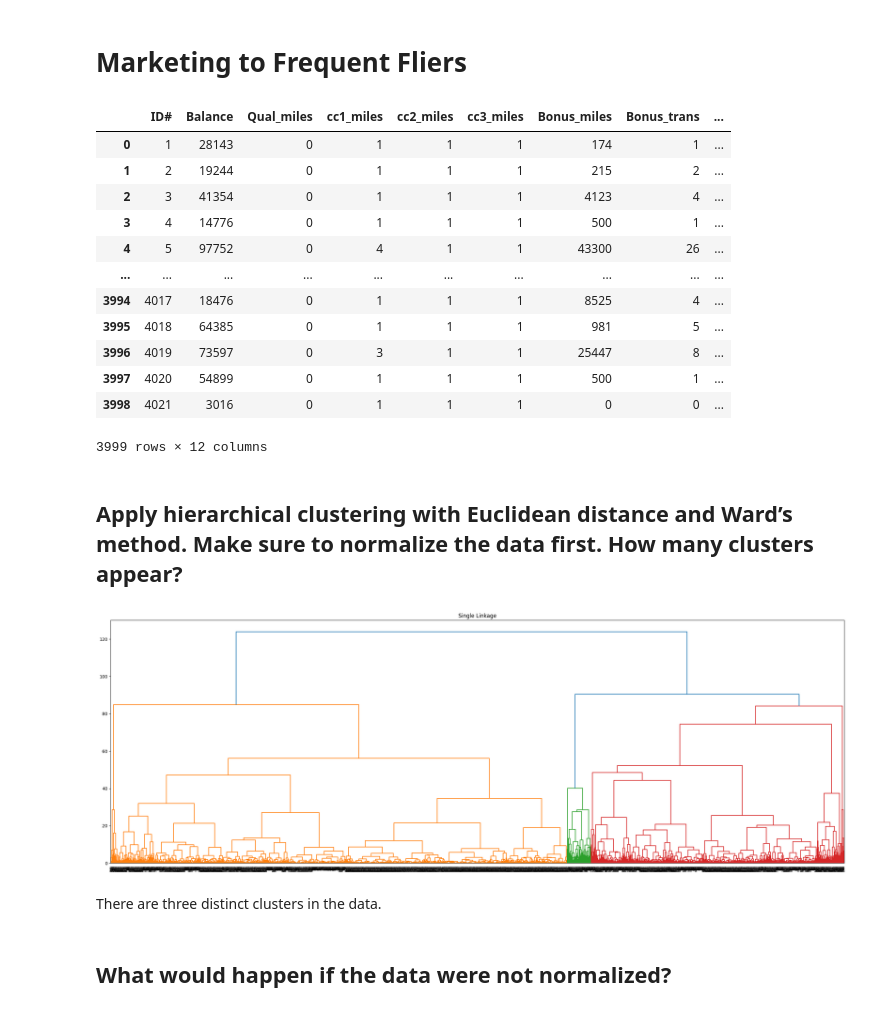
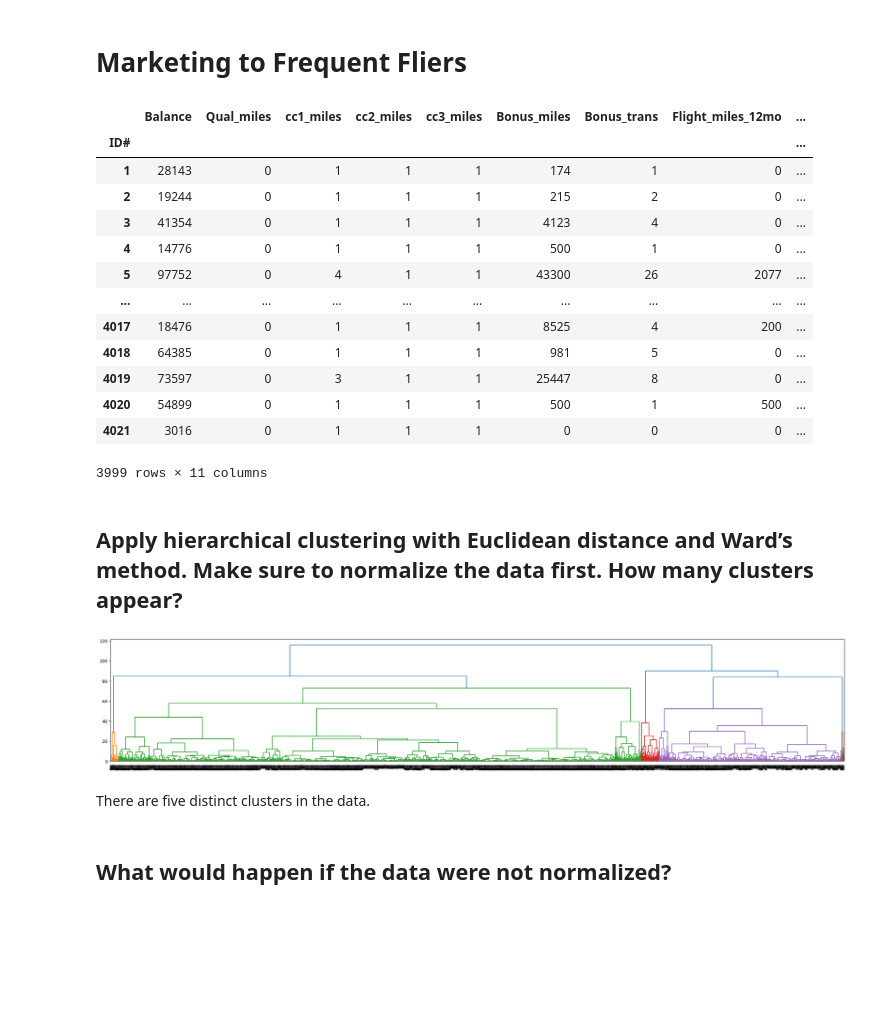
Before and after one commit to Abel-Lagonell/Data-Mining, a Jupyter notebook: Homework03_Abel_Lagonell.ipynb, the cells around one changed output. Drawn from its saved outputs; the diff is of its cells as text; code cells hidden in the pictures; blank space fills up the shorter version.

```diff
--- a/Homework03_Abel_Lagonell.ipynb
+++ b/Homework03_Abel_Lagonell.ipynb
@@ -344,0 +202,4 @@ Although the Median Recommendation is better determinant of cluster as its more
+# %%
+pi_df = dmba.load_data('Pharmaceuticals.csv')
+pi_df = pi_df.set_index(['Symbol', 'Name'])
+pi_df
@@ -355,3 +300,0 @@ from sklearn.cluster import AgglomerativeClustering
-# %%
-df = dmba.load_data('Cereals.csv')
-df
@@ -388,0 +301,5 @@ df
+# %%
+c_df = dmba.load_data('Cereals.csv')
+c_df = c_df.dropna(axis=0, how="any")
+c_df = c_df.set_index('name')
+c_df
@@ -449,33 +354,37 @@ from sklearn.cluster import AgglomerativeClustering
 # %%
-df=dmba.load_data('EastWestAirlinesCluster.csv')
-df
+air_df=dmba.load_data('EastWestAirlinesCluster.csv')
+air_df = air_df.set_index('ID#')
+air_df
 # %% [output]
-|  | ID# | Balance | Qual_miles | cc1_miles | cc2_miles | cc3_miles | Bonus_miles | Bonus_trans | ... |
-| 0 | 1 | 28143 | 0 | 1 | 1 | 1 | 174 | 1 | ... |
-| 1 | 2 | 19244 | 0 | 1 | 1 | 1 | 215 | 2 | ... |
-| 2 | 3 | 41354 | 0 | 1 | 1 | 1 | 4123 | 4 | ... |
-| 3 | 4 | 14776 | 0 | 1 | 1 | 1 | 500 | 1 | ... |
-| 4 | 5 | 97752 | 0 | 4 | 1 | 1 | 43300 | 26 | ... |
+|  | Balance | Qual_miles | cc1_miles | cc2_miles | cc3_miles | Bonus_miles | Bonus_trans | Flight_miles_12mo | ... |
+| ID# |  |  |  |  |  |  |  |  | ... |
+| 1 | 28143 | 0 | 1 | 1 | 1 | 174 | 1 | 0 | ... |
+| 2 | 19244 | 0 | 1 | 1 | 1 | 215 | 2 | 0 | ... |
+| 3 | 41354 | 0 | 1 | 1 | 1 | 4123 | 4 | 0 | ... |
+| 4 | 14776 | 0 | 1 | 1 | 1 | 500 | 1 | 0 | ... |
+| 5 | 97752 | 0 | 4 | 1 | 1 | 43300 | 26 | 2077 | ... |
 | ... | ... | ... | ... | ... | ... | ... | ... | ... | ... |
-| 3994 | 4017 | 18476 | 0 | 1 | 1 | 1 | 8525 | 4 | ... |
-| 3995 | 4018 | 64385 | 0 | 1 | 1 | 1 | 981 | 5 | ... |
-| 3996 | 4019 | 73597 | 0 | 3 | 1 | 1 | 25447 | 8 | ... |
-| 3997 | 4020 | 54899 | 0 | 1 | 1 | 1 | 500 | 1 | ... |
-| 3998 | 4021 | 3016 | 0 | 1 | 1 | 1 | 0 | 0 | ... |
+| 4017 | 18476 | 0 | 1 | 1 | 1 | 8525 | 4 | 200 | ... |
+| 4018 | 64385 | 0 | 1 | 1 | 1 | 981 | 5 | 0 | ... |
+| 4019 | 73597 | 0 | 3 | 1 | 1 | 25447 | 8 | 0 | ... |
+| 4020 | 54899 | 0 | 1 | 1 | 1 | 500 | 1 | 500 | ... |
+| 4021 | 3016 | 0 | 1 | 1 | 1 | 0 | 0 | 0 | ... |
-3999 rows × 12 columns
+3999 rows × 11 columns
 # %% [markdown]
 ## Apply hierarchical clustering with Euclidean distance and Ward’s method. Make sure to normalize the data first. How many clusters appear?
 # %%
-cont_list = df.columns.values[1:]
-data = StandardScaler().fit_transform(df[cont_list])
-plt.figure(figsize=(30,10))
-linkage_data = linkage(data, metric="euclidean", method="ward", optimal_ordering=True)
-dendrogram(linkage_data)
+cont_list = list(air_df.columns[0:-1])
+air_norm = air_df.copy()
+air_norm[cont_list] = StandardScaler().fit_transform(air_norm[cont_list])
+
+plt.figure(figsize=(30,5))
+Z = linkage(air_norm[cont_list], metric="euclidean", method="ward", optimal_ordering=True)
+dendrogram(Z, labels=air_norm.index)
 plt.show()
 # %% [output]
-[figure, old version]
+[figure, new version]
 # %% [markdown]
-There are three distinct clusters in the data.
+There are five distinct clusters in the data.
 # %% [markdown]
 ## What would happen if the data were not normalized?
 # %% [markdown]
```
Also changed, not shown: parts of 132 cells of this notebook, 1 other file.
